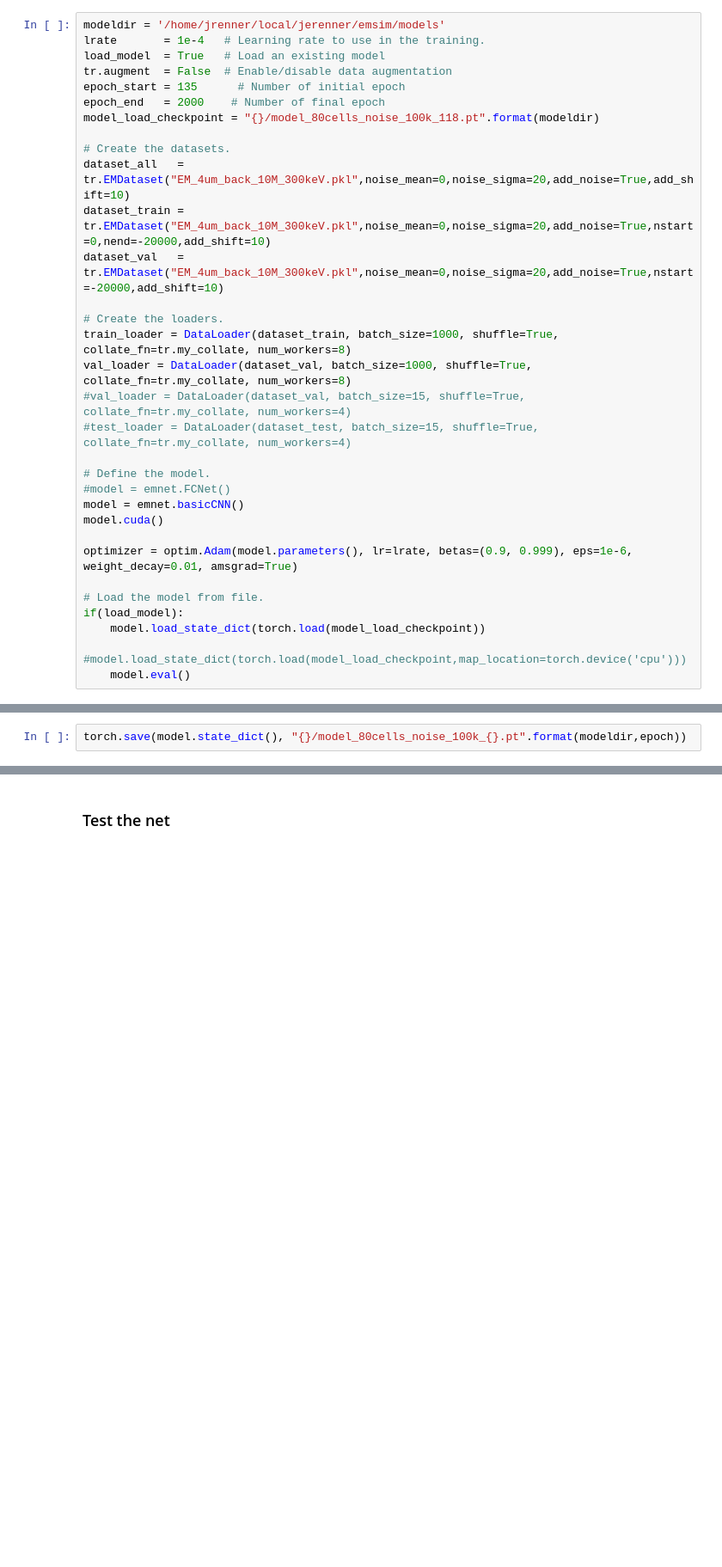
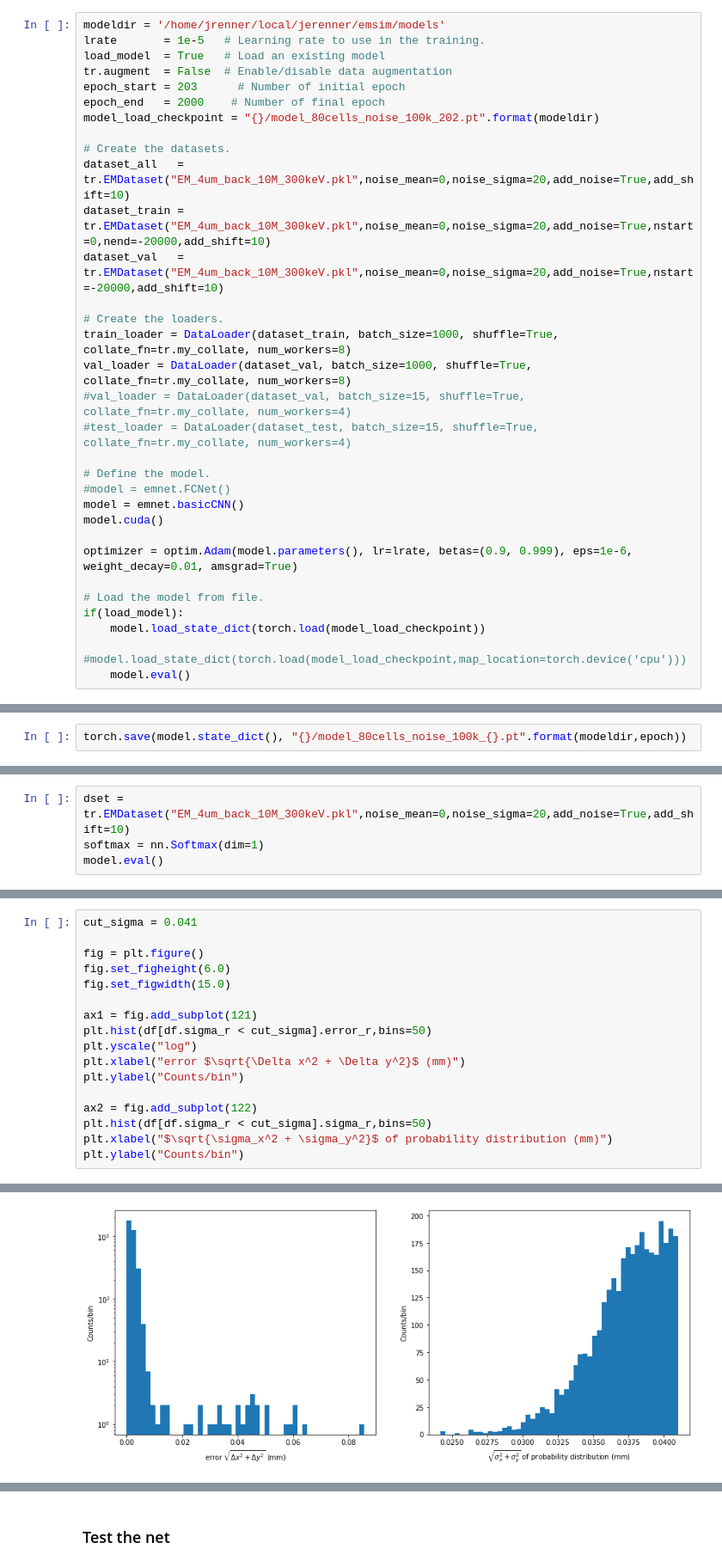
Before and after one commit to jerenner/emsim, a Jupyter notebook: emsim.ipynb, the cells around one changed output, grey strips where cells are left out. Shown at 86% size. Drawn from its saved outputs; the diff is of its cells as text; blank space fills up the shorter version.

Commit message:
Updated analysis notebook to show sigma as potential tuning knob

```diff
--- a/emsim.ipynb
+++ b/emsim.ipynb
@@ -171,12 +171,12 @@ from torch.utils.data import DataLoader
 from torch.autograd import Variable
 # %%
 modeldir = '/home/jrenner/local/jerenner/emsim/models'
-lrate       = 1e-4   # Learning rate to use in the training.
+lrate       = 1e-5   # Learning rate to use in the training.
 load_model  = True   # Load an existing model
 tr.augment  = False  # Enable/disable data augmentation
-epoch_start = 135      # Number of initial epoch
+epoch_start = 203      # Number of initial epoch
 epoch_end   = 2000    # Number of final epoch
-model_load_checkpoint = "{}/model_80cells_noise_100k_118.pt".format(modeldir)
+model_load_checkpoint = "{}/model_80cells_noise_100k_202.pt".format(modeldir)
 
 # Create the datasets.
 dataset_all   = tr.EMDataset("EM_4um_back_10M_300keV.pkl",noise_mean=0,noise_sigma=20,add_noise=True,add_shift=10)
@@ -240,0 +269,4 @@ torch.save(model.state_dict(), "{}/model_80cells_noise_100k_{}.pt".format(modeld
+# %%
+dset = tr.EMDataset("EM_4um_back_10M_300keV.pkl",noise_mean=0,noise_sigma=20,add_noise=True,add_shift=10)
+softmax = nn.Softmax(dim=1)
+model.eval()
@@ -240,0 +383,18 @@ torch.save(model.state_dict(), "{}/model_80cells_noise_100k_{}.pt".format(modeld
+# %%
+cut_sigma = 0.041
+
+fig = plt.figure()
+fig.set_figheight(6.0)
+fig.set_figwidth(15.0)
+
+ax1 = fig.add_subplot(121)
+plt.hist(df[df.sigma_r < cut_sigma].error_r,bins=50)
+plt.yscale("log")
+plt.xlabel("error $\sqrt{\Delta x^2 + \Delta y^2}$ (mm)")
+plt.ylabel("Counts/bin")
+
+ax2 = fig.add_subplot(122)
+plt.hist(df[df.sigma_r < cut_sigma].sigma_r,bins=50)
+plt.xlabel("$\sqrt{\sigma_x^2 + \sigma_y^2}$ of probability distribution (mm)")
+plt.ylabel("Counts/bin")
+# %% [output]
@@ -240,0 +402 @@ torch.save(model.state_dict(), "{}/model_80cells_noise_100k_{}.pt".format(modeld
+[figure, added]
```
Also changed, not shown: parts of 11 cells of this notebook.
